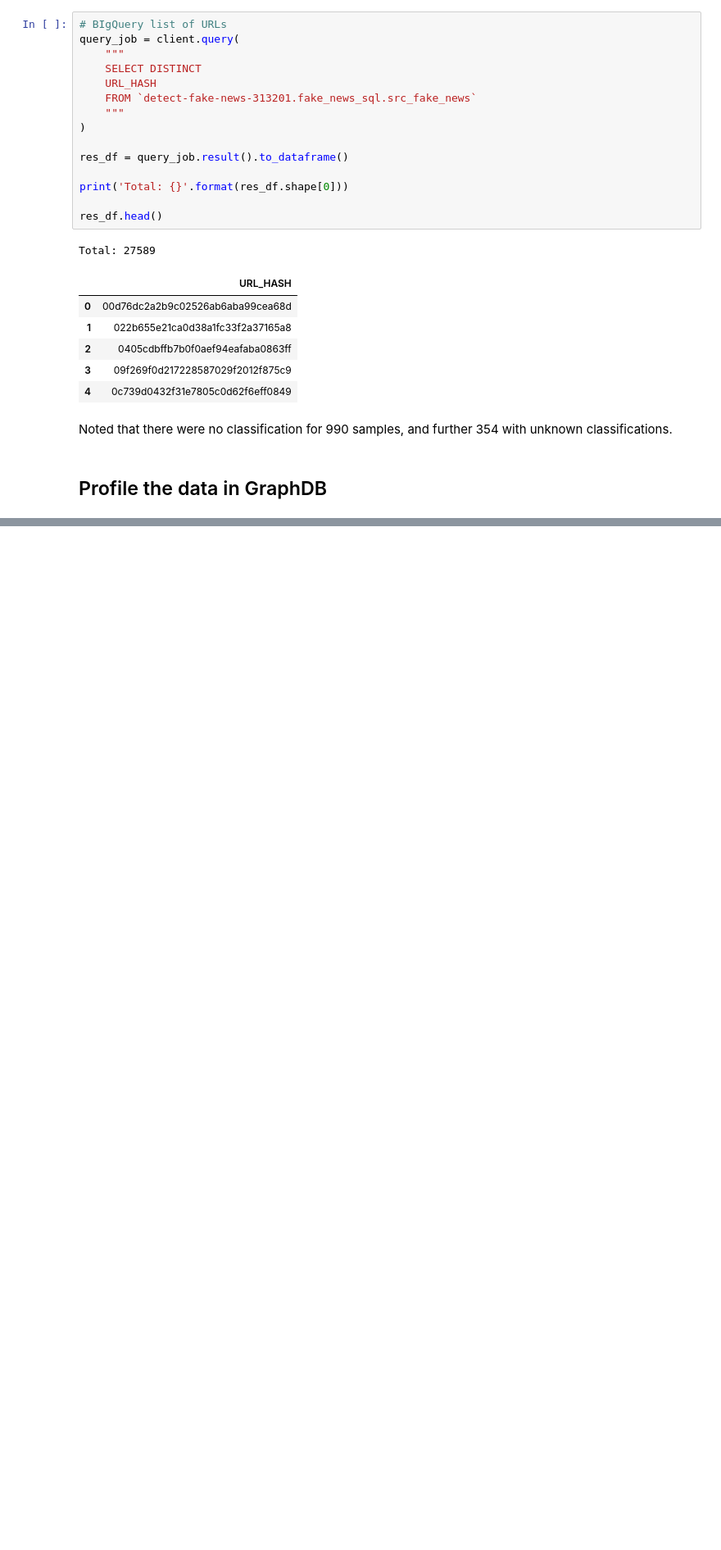
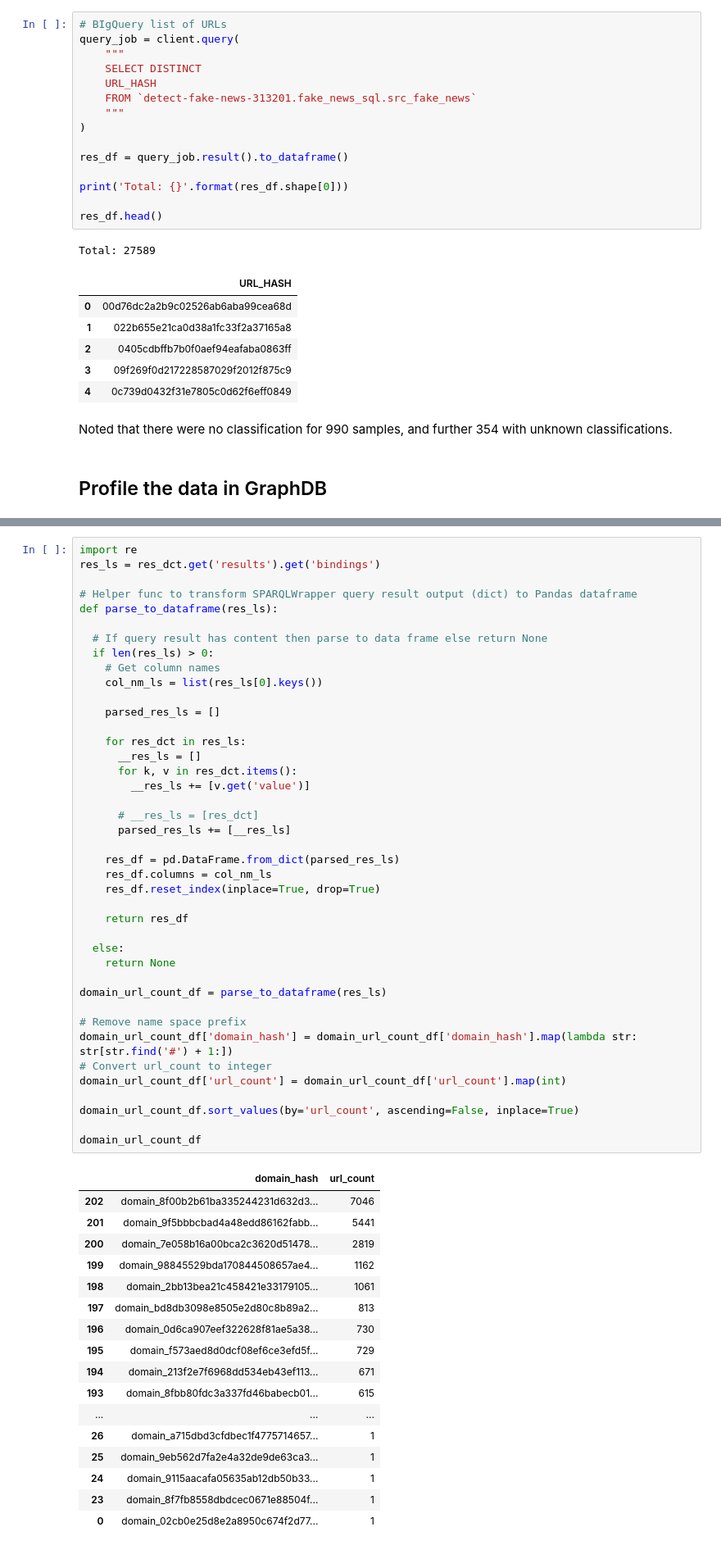
Before and after one commit to aaltrock/detect_fake_news, a Jupyter notebook: Exploratory Data Analysis/fake_news_eda.ipynb, the cells around one changed output, grey strips where cells are left out. Shown at 82% size. Drawn from its saved outputs; the diff is of its cells as text; blank space fills up the shorter version.

```diff
--- a/Exploratory Data Analysis/fake_news_eda.ipynb
+++ b/Exploratory Data Analysis/fake_news_eda.ipynb
@@ -323,0 +352,59 @@ pd.DataFrame.from_dict(res_dct.get('results').get('bindings'), orient='columns')
+# %%
+import re
+res_ls = res_dct.get('results').get('bindings')
+
+# Helper func to transform SPARQLWrapper query result output (dict) to Pandas dataframe
+def parse_to_dataframe(res_ls):
+
+  # If query result has content then parse to data frame else return None
+  if len(res_ls) > 0:
+    # Get column names
+    col_nm_ls = list(res_ls[0].keys())
+
+    parsed_res_ls = []
+
+    for res_dct in res_ls:
+      __res_ls = []
+      for k, v in res_dct.items():
+        __res_ls += [v.get('value')]
+
+      # __res_ls = [res_dct]
+      parsed_res_ls += [__res_ls]
+
+    res_df = pd.DataFrame.from_dict(parsed_res_ls)
+    res_df.columns = col_nm_ls
+    res_df.reset_index(inplace=True, drop=True)
+
+    return res_df
+
+  else:
+    return None
+
+domain_url_count_df = parse_to_dataframe(res_ls)
+
+# Remove name space prefix
+domain_url_count_df['domain_hash'] = domain_url_count_df['domain_hash'].map(lambda str: str[str.find('#') + 1:])
+# Convert url_count to integer
+domain_url_count_df['url_count'] = domain_url_count_df['url_count'].map(int)
+
+domain_url_count_df.sort_values(by='url_count', ascending=False, inplace=True)
+
+domain_url_count_df
+# %% [output]
+|  | domain_hash | url_count |
+| 202 | domain_8f00b2b61ba335244231d632d3... | 7046 |
+| 201 | domain_9f5bbbcbad4a48edd86162fabb... | 5441 |
+| 200 | domain_7e058b16a00bca2c3620d51478... | 2819 |
+| 199 | domain_98845529bda170844508657ae4... | 1162 |
+| 198 | domain_2bb13bea21c458421e33179105... | 1061 |
+| 197 | domain_bd8db3098e8505e2d80c8b89a2... | 813 |
+| 196 | domain_0d6ca907eef322628f81ae5a38... | 730 |
+| 195 | domain_f573aed8d0dcf08ef6ce3efd5f... | 729 |
+| 194 | domain_213f2e7f6968dd534eb43ef113... | 671 |
+| 193 | domain_8fbb80fdc3a337fd46babecb01... | 615 |
+| ... | ... | ... |
+| 26 | domain_a715dbd3cfdbec1f4775714657... | 1 |
+| 25 | domain_9eb562d7fa2e4a32de9de63ca3... | 1 |
+| 24 | domain_9115aacafa05635ab12db50b33... | 1 |
+| 23 | domain_8f7fb8558dbdcec0671e88504f... | 1 |
+| 0 | domain_02cb0e25d8e2a8950c674f2d77... | 1 |
```
Also changed, not shown: parts of 10 cells of this notebook, 1 other file.
